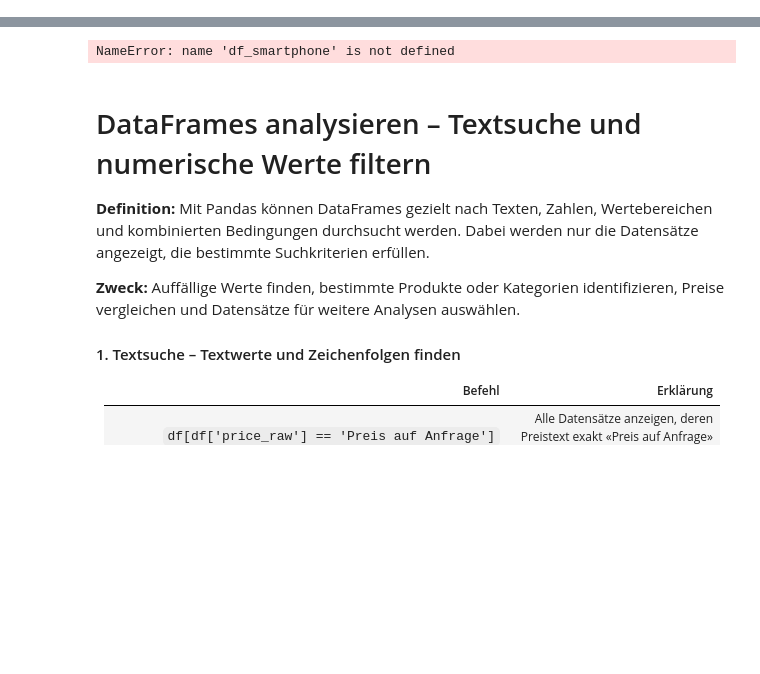
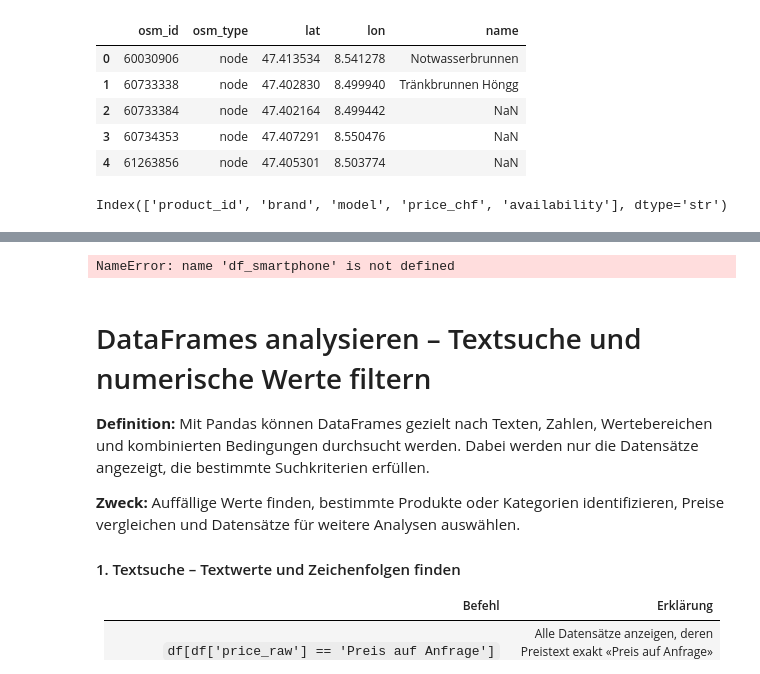
Before and after one commit to pyrat12/DS_HS2026_LNW, a Jupyter notebook: DS_HS2026_LNW_I_Examples/AP02/AP02 V4 Data Ingestion/AP02 Spick DI.ipynb, the cells around one changed output, grey strips where cells are left out. Cells and saved outputs as stored; diff of their text form; code cells hidden in the pictures; blank space fills up the shorter version.

```diff
--- a/DS_HS2026_LNW_I_Examples/AP02/AP02 V4 Data Ingestion/AP02 Spick DI.ipynb
+++ b/DS_HS2026_LNW_I_Examples/AP02/AP02 V4 Data Ingestion/AP02 Spick DI.ipynb
@@ -125,0 +59,17 @@
+# %%
+#Jupyter zeigt das Ergebnis des letzten Ausdrucks einer Zelle automatisch an
+#Deshalb funktioniert das ohne display(). Man braucht es nur, wenn man auch ein vorheriges Ergebnis derselben Zelle anzeigen möchte
+#display(): für Tabellen und DataFrames → übersichtlich als Tabelle formatiert
+#print(): für einzelne Zahlen, Texte und Meldungen → einfache Textausgabe
+
+display(df_ap02fountains.head())    #Erste 5 Zeilen anzeigen, auch wenn danach weiterer Code folgt
+
+df_ap02smartphones.columns          #Spaltennamen anzeigen
+# %% [output]
+|  | osm_id | osm_type | lat | lon | name |
+| 0 | 60030906 | node | 47.413534 | 8.541278 | Notwasserbrunnen |
+| 1 | 60733338 | node | 47.402830 | 8.499940 | Tränkbrunnen Höngg |
+| 2 | 60733384 | node | 47.402164 | 8.499442 | NaN |
+| 3 | 60734353 | node | 47.407291 | 8.550476 | NaN |
+| 4 | 61263856 | node | 47.405301 | 8.503774 | NaN |
+Index(['product_id', 'brand', 'model', 'price_chf', 'availability'], dtype='str')
```
Also changed, not shown: parts of 8 cells of this notebook, 1 other file.
